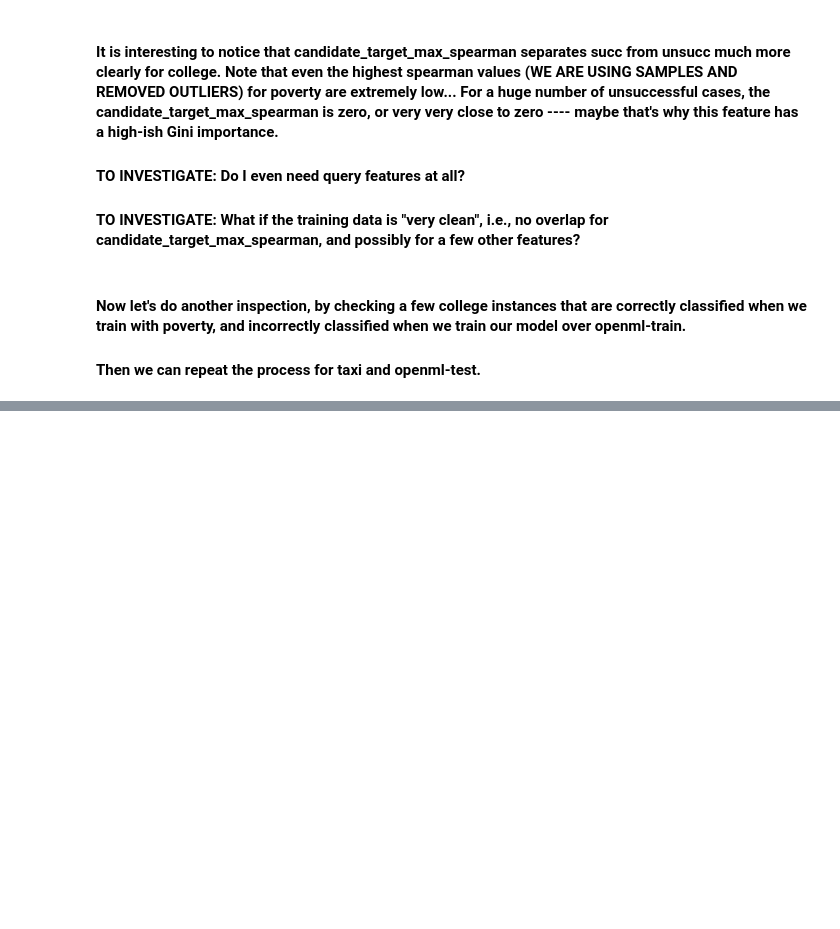
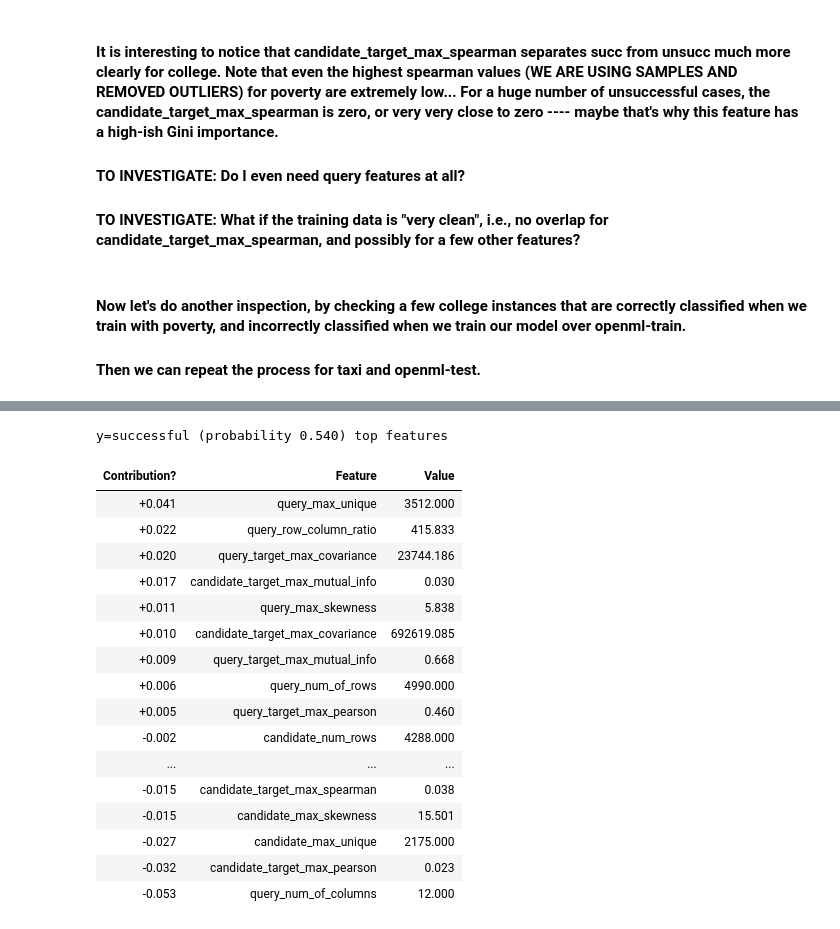
Before and after one commit to VIDA-NYU/prida, a Jupyter notebook: improvement-prediction/classification/Checking differences in training datasets.ipynb, the cells around one changed output, grey strips where cells are left out. Cells and saved outputs as stored; diff of their text form; code cells hidden in the pictures; blank space fills up the shorter version.

```diff
--- a/improvement-prediction/classification/Checking differences in training datasets.ipynb
+++ b/improvement-prediction/classification/Checking differences in training datasets.ipynb
@@ -290,0 +317,23 @@ sample_fn_poverty = false_negative_poverty.sample(5)
+# %%
+eli5.show_prediction(rf_openml_train, sample_fp_openml_train.iloc[2][FEATURES],
+                     feature_names=FEATURES,
+                     show_feature_values=True, feature_filter=no_bias)
+# %% [output]
+y=successful (probability 0.540) top features
+| Contribution? | Feature | Value |
+| +0.041 | query_max_unique | 3512.000 |
+| +0.022 | query_row_column_ratio | 415.833 |
+| +0.020 | query_target_max_covariance | 23744.186 |
+| +0.017 | candidate_target_max_mutual_info | 0.030 |
+| +0.011 | query_max_skewness | 5.838 |
+| +0.010 | candidate_target_max_covariance | 692619.085 |
+| +0.009 | query_target_max_mutual_info | 0.668 |
+| +0.006 | query_num_of_rows | 4990.000 |
+| +0.005 | query_target_max_pearson | 0.460 |
+| -0.002 | candidate_num_rows | 4288.000 |
+| ... | ... | ... |
+| -0.015 | candidate_target_max_spearman | 0.038 |
+| -0.015 | candidate_max_skewness | 15.501 |
+| -0.027 | candidate_max_unique | 2175.000 |
+| -0.032 | candidate_target_max_pearson | 0.023 |
+| -0.053 | query_num_of_columns | 12.000 |
```
Also changed, not shown: parts of 36 cells of this notebook.
